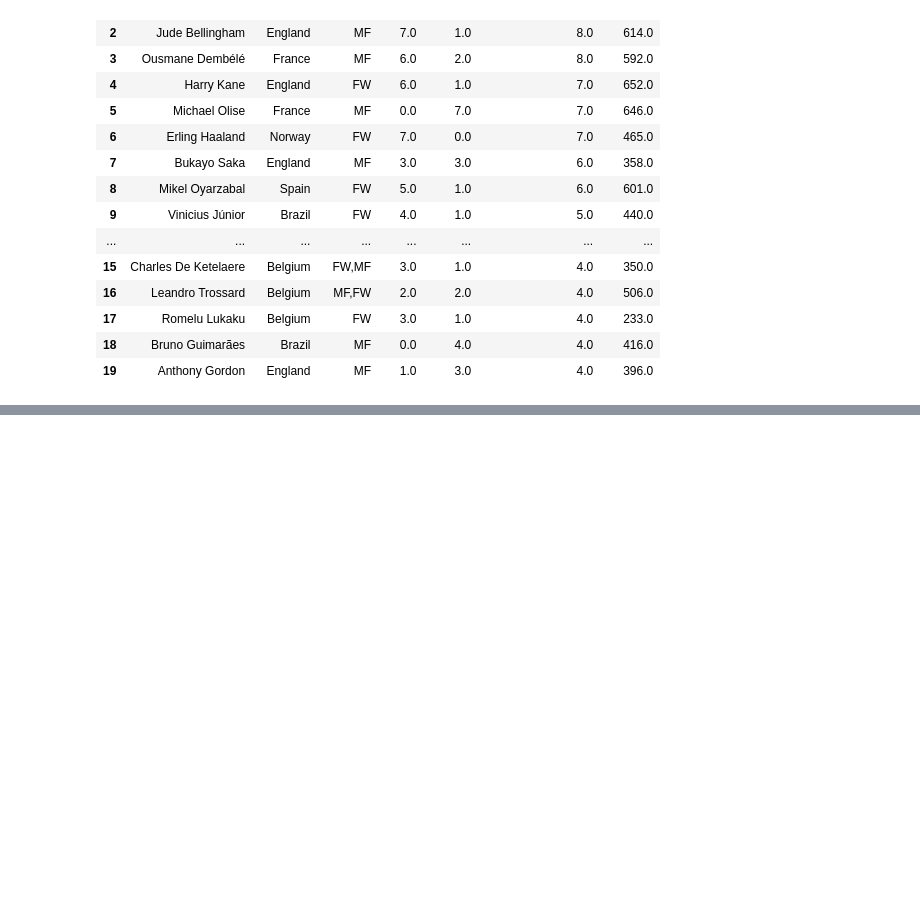
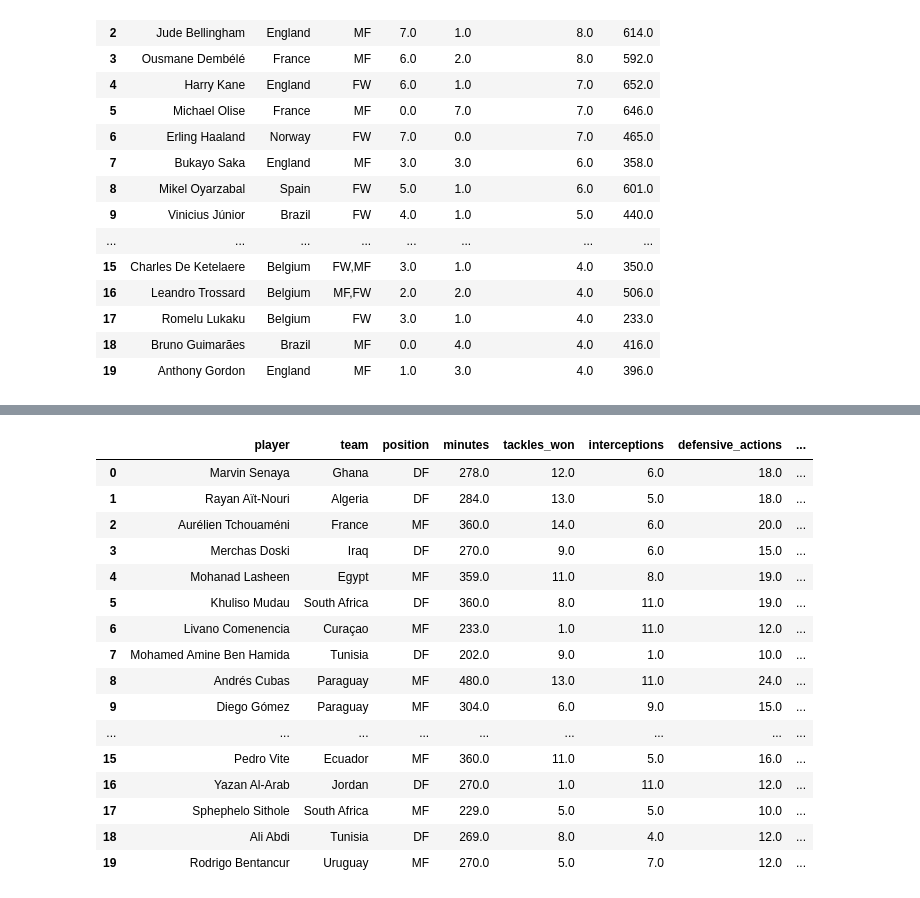
Before and after one commit to ayush2005k/FIFA-World-Cup-Analytics, a Jupyter notebook: notebooks/05_sql_validation.ipynb, the cells around one changed output, grey strips where cells are left out. Cells and saved outputs as stored; diff of their text form; code cells hidden in the pictures; blank space fills up the shorter version.

```diff
--- a/notebooks/05_sql_validation.ipynb
+++ b/notebooks/05_sql_validation.ipynb
@@ -255,0 +300,45 @@ display(top_contributors_sql)
+# %%
+# ==========================================================
+# CELL 9 — SQL QUERY: DEFENSIVE LEADERS
+# ==========================================================
+
+query = """
+SELECT
+    player,
+    team,
+    position,
+    minutes,
+    tackles_won,
+    interceptions,
+    defensive_actions,
+    defensive_actions_per90
+FROM players
+WHERE minutes >= 180
+ORDER BY defensive_actions_per90 DESC
+LIMIT 20;
+"""
+
+defensive_leaders_sql = pd.read_sql_query(
+    query,
+    connection
+)
+
+display(defensive_leaders_sql)
+# %% [output]
+|  | player | team | position | minutes | tackles_won | interceptions | defensive_actions | ... |
+| 0 | Marvin Senaya | Ghana | DF | 278.0 | 12.0 | 6.0 | 18.0 | ... |
+| 1 | Rayan Aït-Nouri | Algeria | DF | 284.0 | 13.0 | 5.0 | 18.0 | ... |
+| 2 | Aurélien Tchouaméni | France | MF | 360.0 | 14.0 | 6.0 | 20.0 | ... |
+| 3 | Merchas Doski | Iraq | DF | 270.0 | 9.0 | 6.0 | 15.0 | ... |
+| 4 | Mohanad Lasheen | Egypt | MF | 359.0 | 11.0 | 8.0 | 19.0 | ... |
+| 5 | Khuliso Mudau | South Africa | DF | 360.0 | 8.0 | 11.0 | 19.0 | ... |
+| 6 | Livano Comenencia | Curaçao | MF | 233.0 | 1.0 | 11.0 | 12.0 | ... |
+| 7 | Mohamed Amine Ben Hamida | Tunisia | DF | 202.0 | 9.0 | 1.0 | 10.0 | ... |
+| 8 | Andrés Cubas | Paraguay | MF | 480.0 | 13.0 | 11.0 | 24.0 | ... |
+| 9 | Diego Gómez | Paraguay | MF | 304.0 | 6.0 | 9.0 | 15.0 | ... |
+| ... | ... | ... | ... | ... | ... | ... | ... | ... |
+| 15 | Pedro Vite | Ecuador | MF | 360.0 | 11.0 | 5.0 | 16.0 | ... |
+| 16 | Yazan Al-Arab | Jordan | DF | 270.0 | 1.0 | 11.0 | 12.0 | ... |
+| 17 | Sphephelo Sithole | South Africa | MF | 229.0 | 5.0 | 5.0 | 10.0 | ... |
+| 18 | Ali Abdi | Tunisia | DF | 269.0 | 8.0 | 4.0 | 12.0 | ... |
+| 19 | Rodrigo Bentancur | Uruguay | MF | 270.0 | 5.0 | 7.0 | 12.0 | ... |
```
Also changed, not shown: parts of 13 cells of this notebook, 13 other files.
